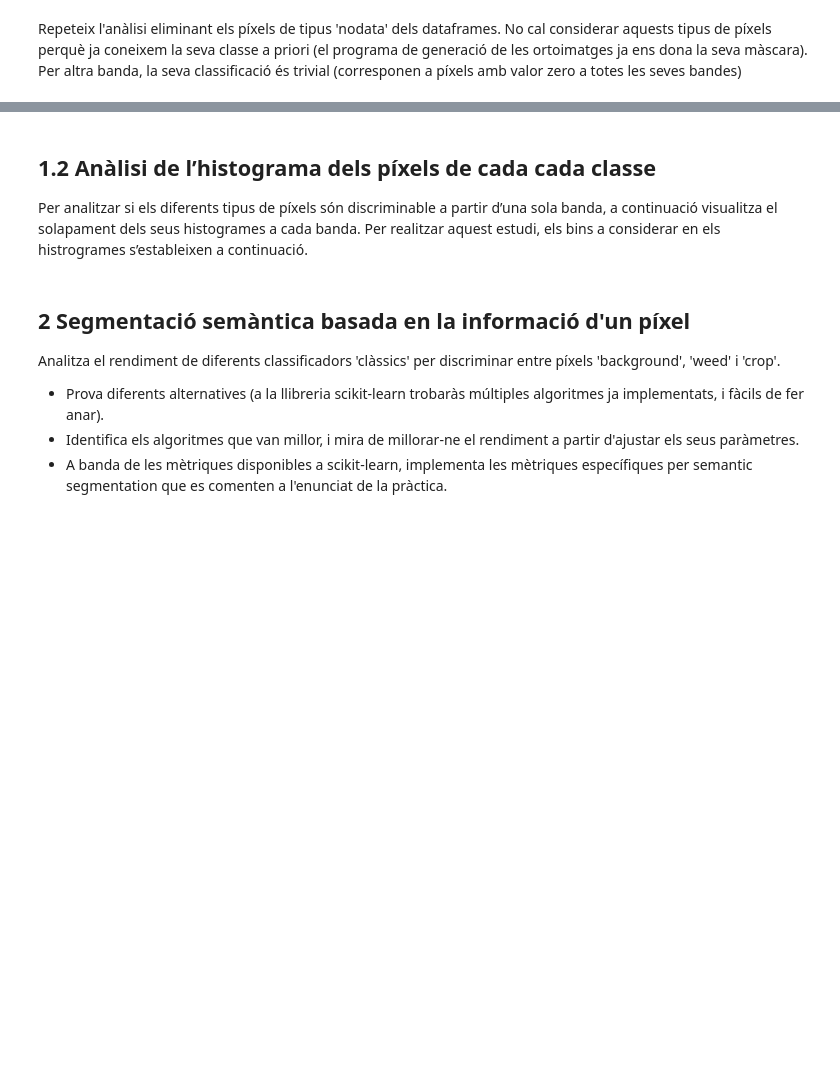
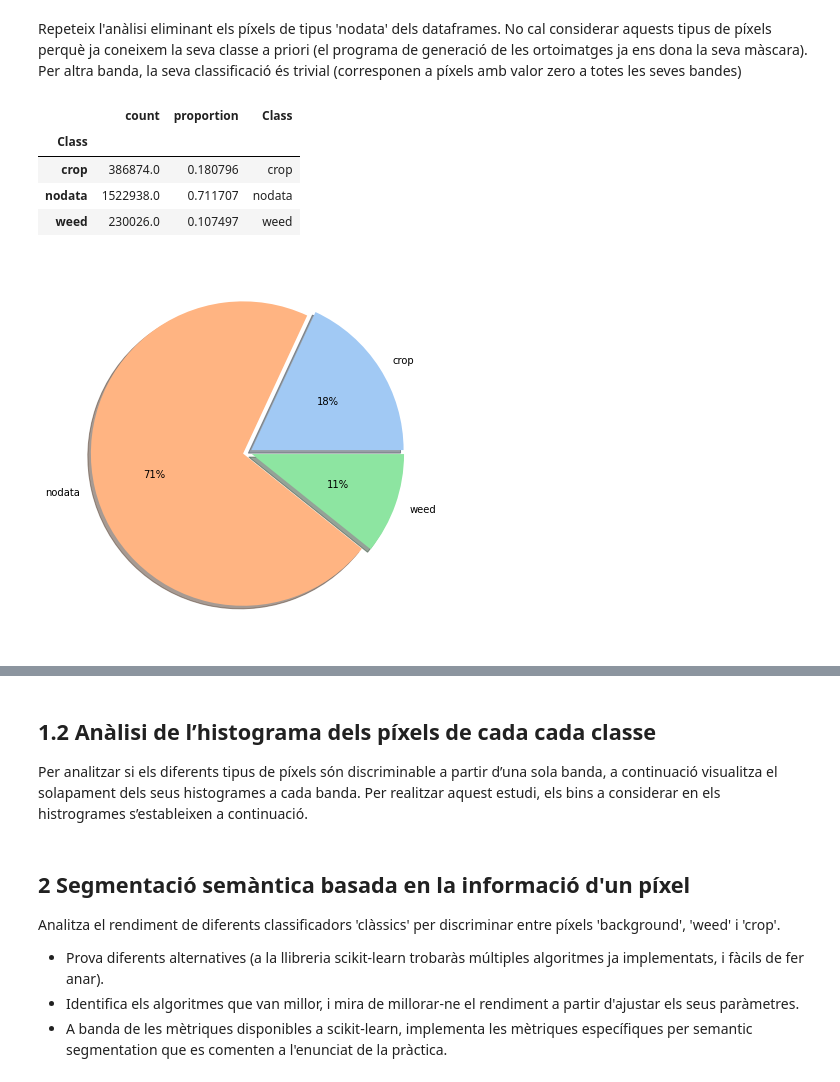
Before and after one commit to Stebf-22/CV---Notebooks, a Jupyter notebook: Practica05/prac05-part1.ipynb, the cells around one changed output, grey strips where cells are left out. Cells and saved outputs as stored; diff of their text form; code cells hidden in the pictures; blank space fills up the shorter version.

```diff
--- a/Practica05/prac05-part1.ipynb
+++ b/Practica05/prac05-part1.ipynb
@@ -360,2 +397,11 @@ analisi_proporcio_classes(test_df)
 # %% [markdown]
 Repeteix l'anàlisi eliminant els píxels de tipus 'nodata' dels dataframes. No cal considerar aquests tipus de píxels perquè ja coneixem la seva classe a priori (el programa de generació de les ortoimatges ja ens dona la seva màscara). Per altra banda, la seva classificació és trivial (corresponen a píxels amb valor zero a totes les seves bandes)
+# %%
+analisi_proporcio_classes(train_df[train_df['Class'] != 'background'], pie = True)
+# %% [output]
+|  | count | proportion | Class |
+| Class |  |  |  |
+| crop | 386874.0 | 0.180796 | crop |
+| nodata | 1522938.0 | 0.711707 | nodata |
+| weed | 230026.0 | 0.107497 | weed |
+[figure, added]
```
Also changed, not shown: parts of 10 cells of this notebook, 2 other files.
